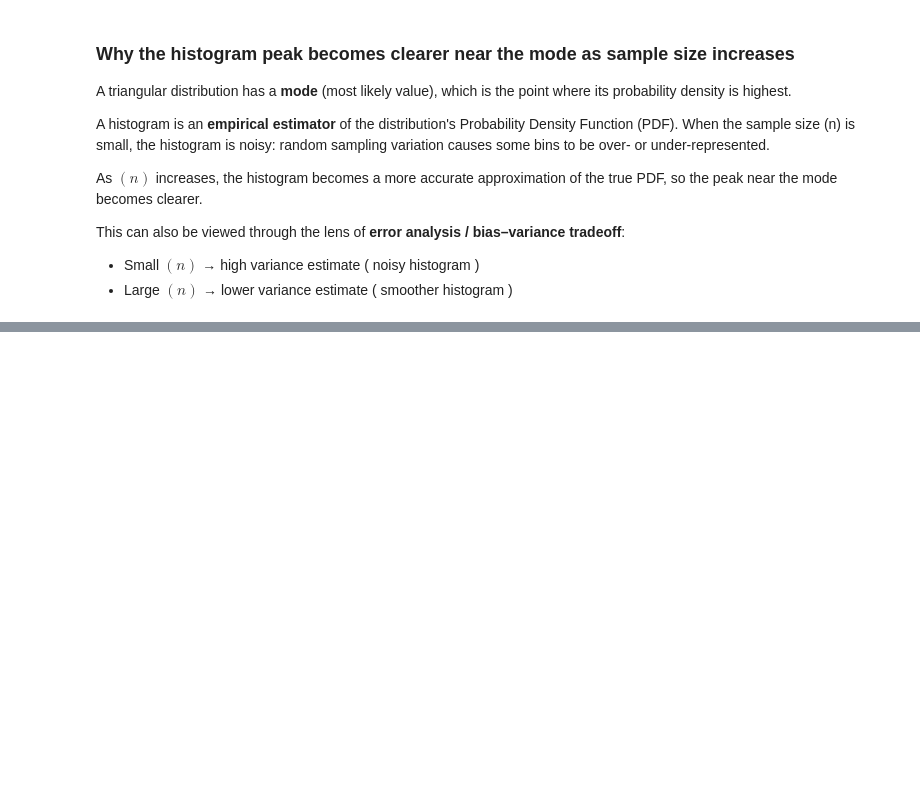
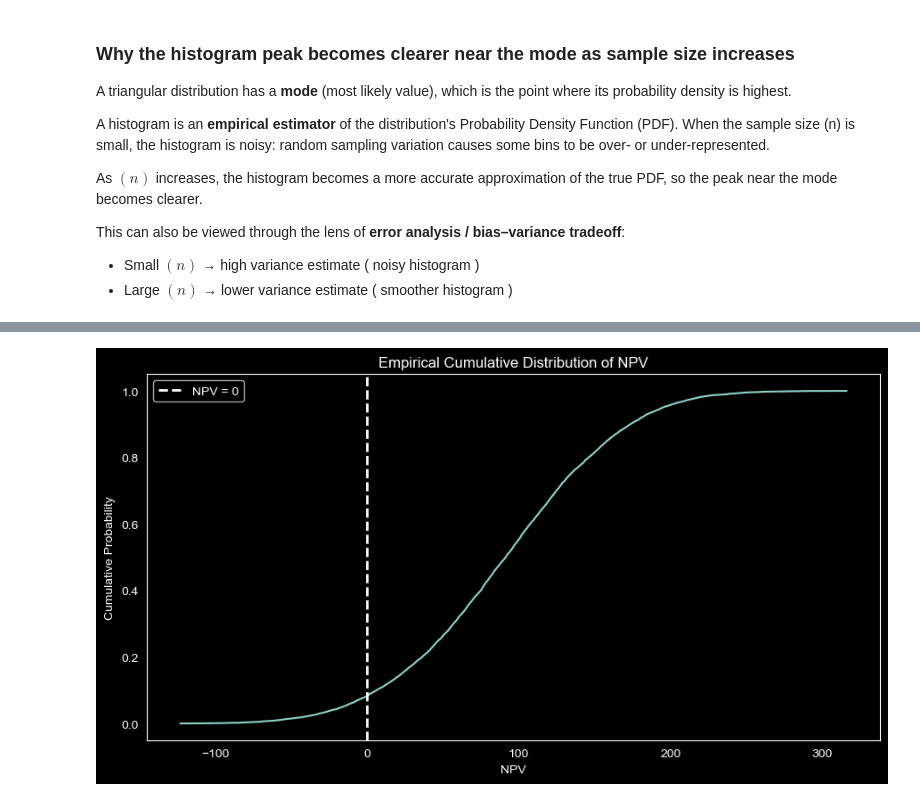
Before and after one commit to Wexwer/TVM-MonteCarlo-Scientific_Study, a Jupyter notebook: time_value_of_money.ipynb, the cells around one changed output, grey strips where cells are left out. Saved outputs shown, nothing was run; the diff lists cells and outputs as text; code cells hidden in the pictures; blank space fills up the shorter version.

```diff
--- a/time_value_of_money.ipynb
+++ b/time_value_of_money.ipynb
@@ -309,0 +416,17 @@ for n in sizes:
+# %%
+sorted_npvs = np.sort(npv_results)
+cdf = np.arange(1, len(sorted_npvs) + 1) / len(sorted_npvs)
+
+plt.figure(figsize=(9, 5))
+plt.plot(sorted_npvs, cdf)
+plt.axvline(0, linestyle="--", linewidth=2, label="NPV = 0")
+
+plt.title("Empirical Cumulative Distribution of NPV")
+plt.xlabel("NPV")
+plt.ylabel("Cumulative Probability")
+plt.legend()
+plt.tight_layout()
+plt.grid(None)
+plt.show()
+# %% [output]
+[figure, added]
```
Also changed, not shown: parts of 18 cells of this notebook.
